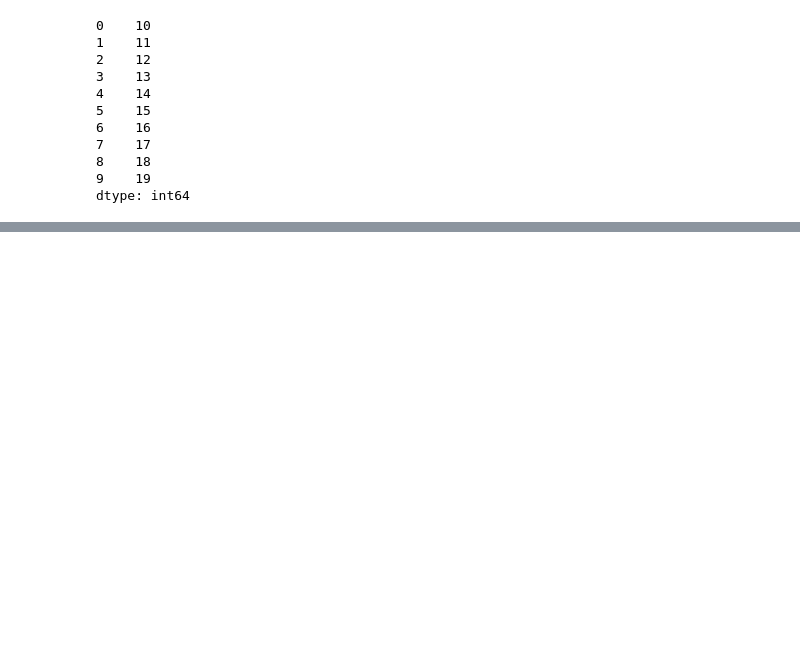
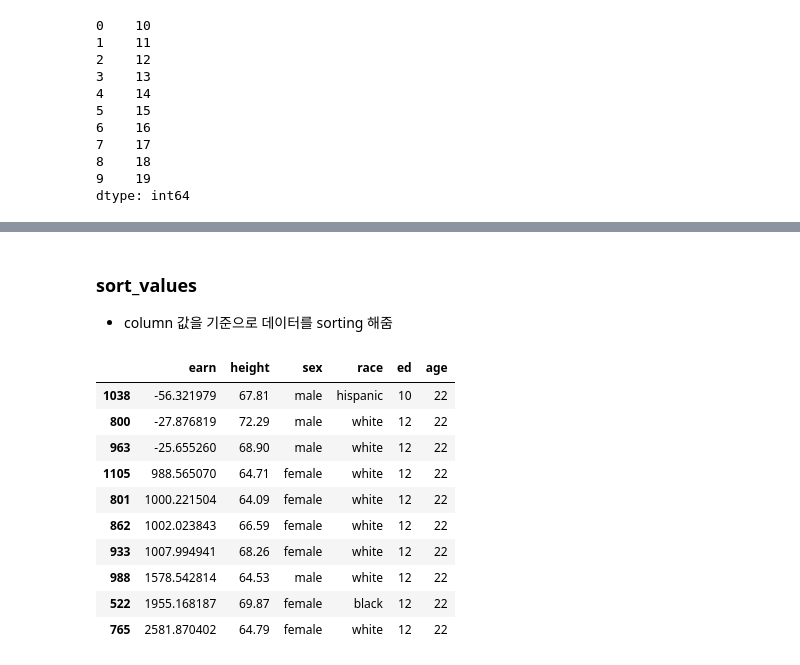
Before and after one commit to yonggeunkwon/TIL, a Jupyter notebook: pandas/4_selection_drop.ipynb, the cells around one changed output, grey strips where cells are left out. Saved outputs shown, nothing was run; the diff lists cells and outputs as text; code cells hidden in the pictures; blank space fills up the shorter version.

```diff
--- a/pandas/4_selection_drop.ipynb
+++ b/pandas/4_selection_drop.ipynb
@@ -714,0 +1088,18 @@ dtype: int64
+# %% [markdown]
+### sort_values
+
+- column 값을 기준으로 데이터를 sorting 해줌
+# %%
+df.sort_values(["age", "earn"], ascending=True).head(10)
+# %% [output]
+|  | earn | height | sex | race | ed | age |
+| 1038 | -56.321979 | 67.81 | male | hispanic | 10 | 22 |
+| 800 | -27.876819 | 72.29 | male | white | 12 | 22 |
+| 963 | -25.655260 | 68.90 | male | white | 12 | 22 |
+| 1105 | 988.565070 | 64.71 | female | white | 12 | 22 |
+| 801 | 1000.221504 | 64.09 | female | white | 12 | 22 |
+| 862 | 1002.023843 | 66.59 | female | white | 12 | 22 |
+| 933 | 1007.994941 | 68.26 | female | white | 12 | 22 |
+| 988 | 1578.542814 | 64.53 | male | white | 12 | 22 |
+| 522 | 1955.168187 | 69.87 | female | black | 12 | 22 |
+| 765 | 2581.870402 | 64.79 | female | white | 12 | 22 |
```
Also changed, not shown: parts of 58 cells of this notebook, 1 other file.
